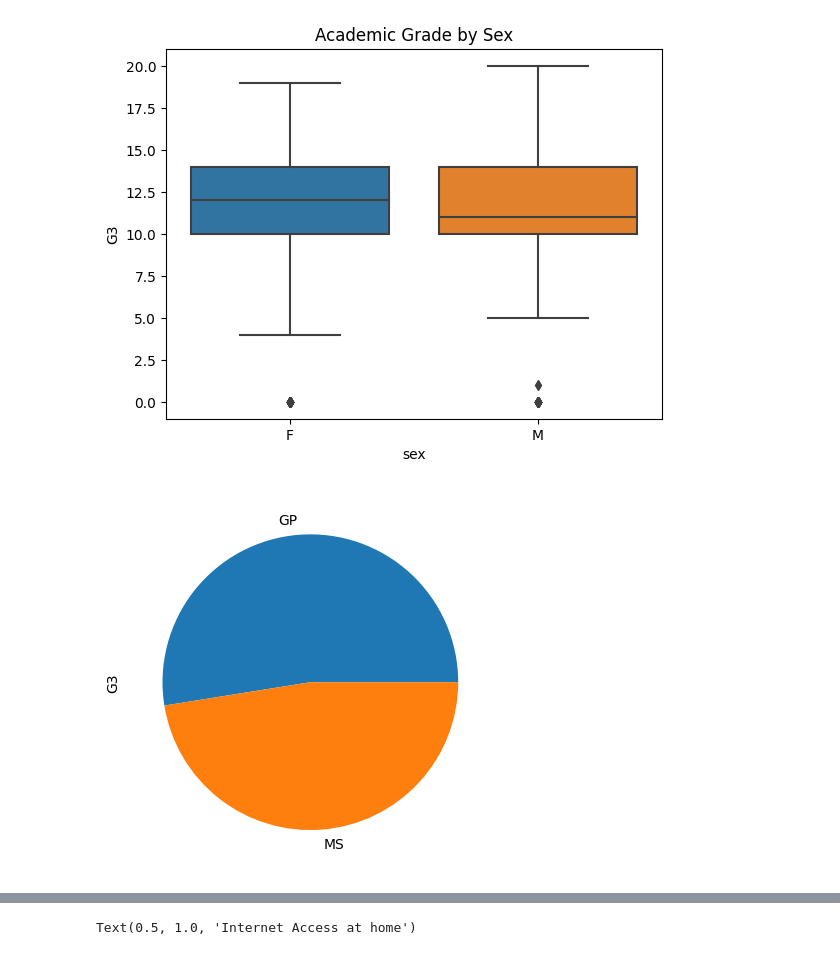
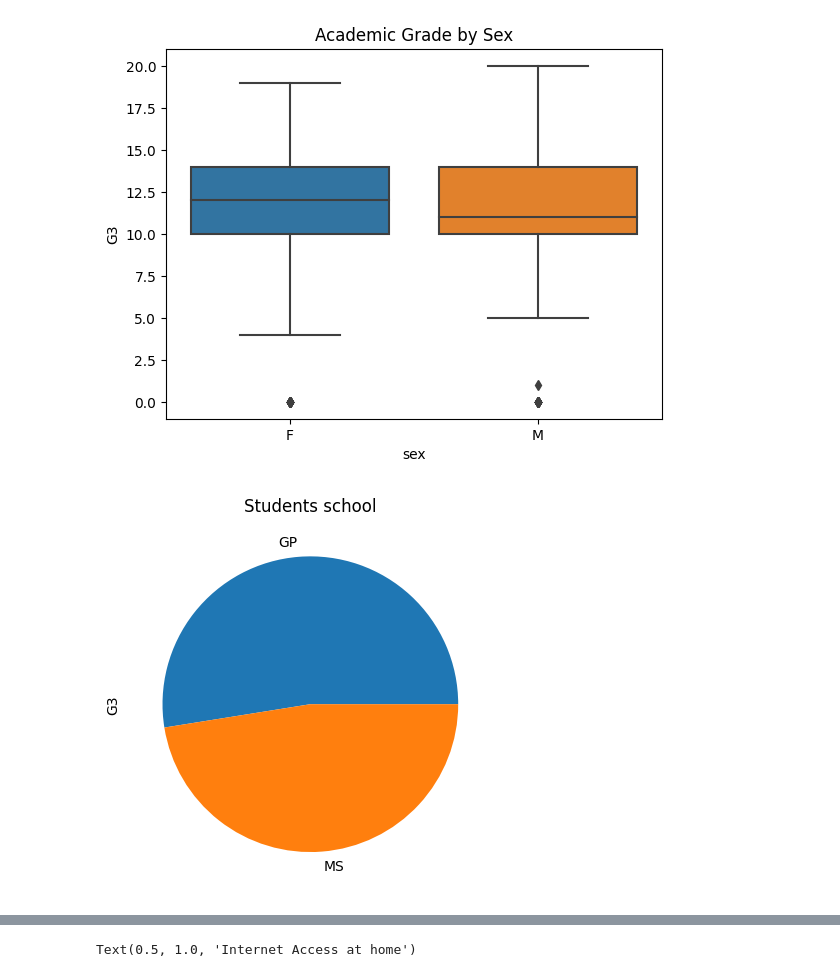
Before and after one commit to 75andybermond/Predict_Student_Performance, a Jupyter notebook: merge.ipynb, the cells around one changed output, grey strips where cells are left out. Saved outputs shown, nothing was run; the diff lists cells and outputs as text; code cells hidden in the pictures.

```diff
--- a/merge.ipynb
+++ b/merge.ipynb
@@ -112,10 +119,11 @@ plt.show()
 # %%
 # Display and plot school with the higgest mean G3
 merged_df.groupby('school')['G3'].mean().sort_values(ascending=False).plot(kind='pie')
 # display a percentage of the pie chart
+plt.title('Students school')
 plt.gca().set_aspect('equal')
 # %% [output]
-[figure, old version]
+[figure, new version]
 # %%
 # Plot relationship between finalResult and Mjob and Fjob
 sns.countplot(x='finalResult', hue='Mjob', data=merged_df)
```
Also changed, not shown: parts of 15 cells of this notebook, 2 other files.
